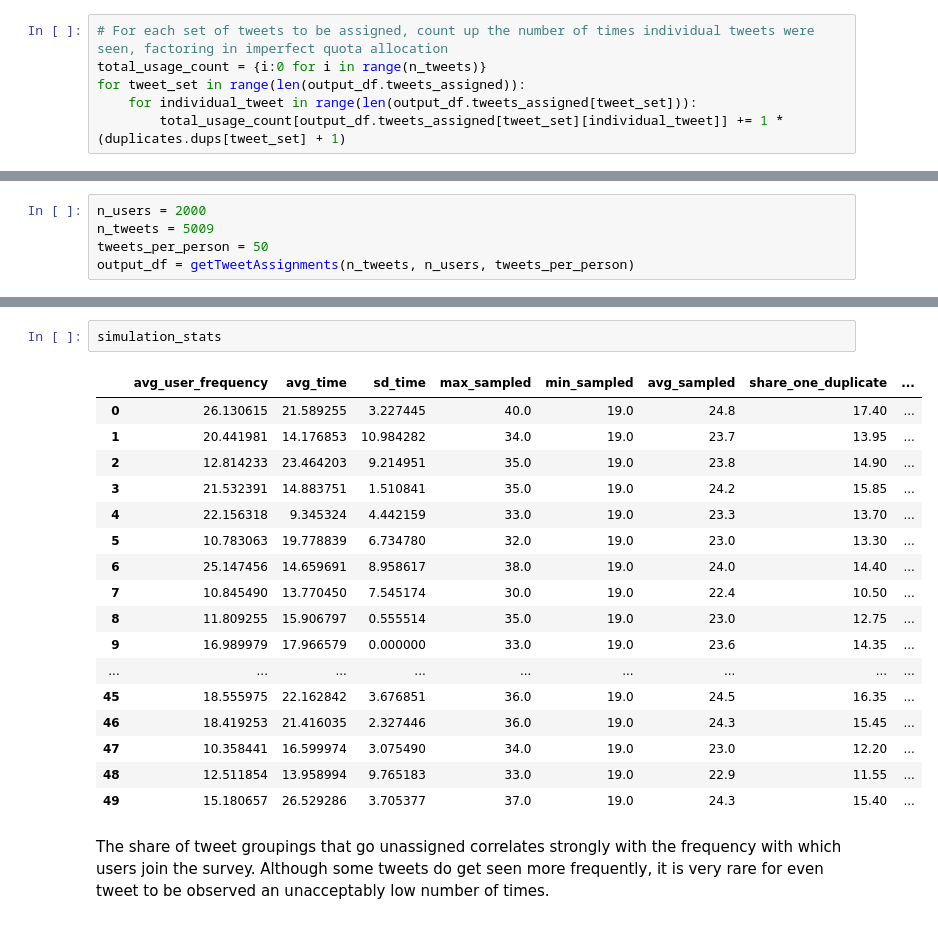
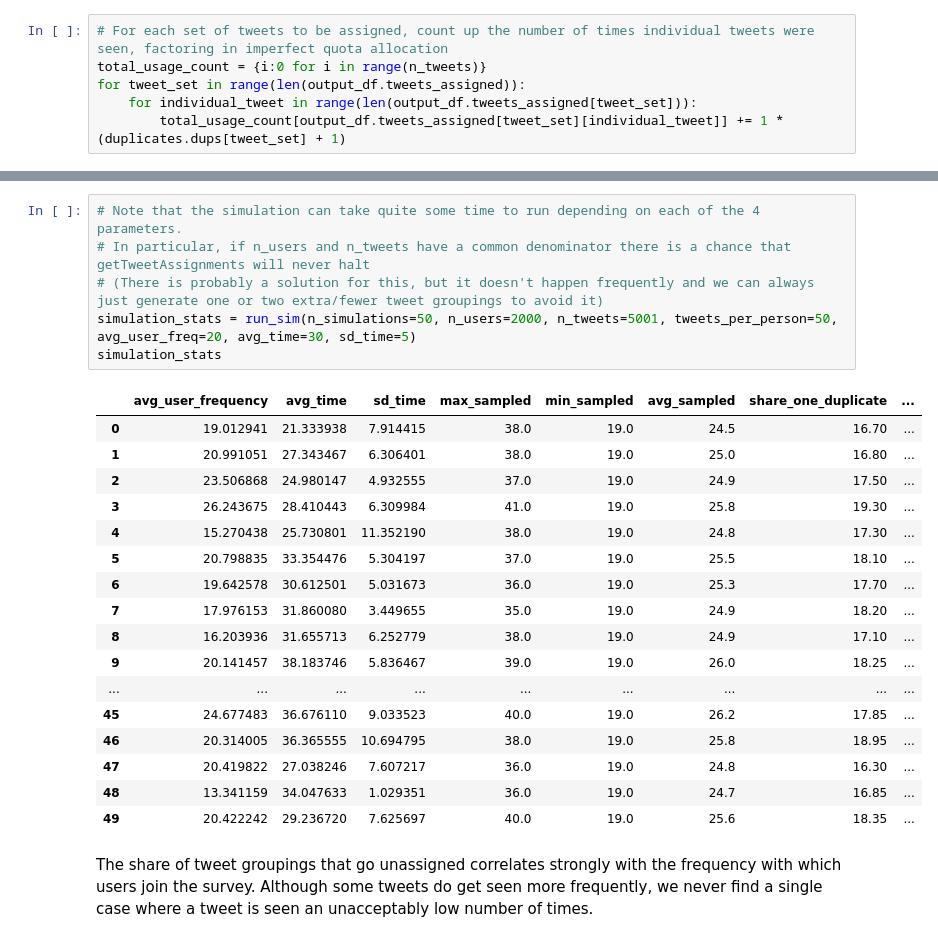
Before and after one commit to lfrym/covert-signalling, a Jupyter notebook: simulate_survey.ipynb, the cells around one changed output, grey strips where cells are left out. Drawn from its saved outputs; the diff is of its cells as text.

Commit message:
expanded simulation

```diff
--- a/simulate_survey.ipynb
+++ b/simulate_survey.ipynb
@@ -116,6 +116 @@ This seems encouraging! The final step is to run a Monte Carlo to see how we do
-# %%
-n_users = 2000
-n_tweets = 5009
-tweets_per_person = 50
-output_df = getTweetAssignments(n_tweets, n_users, tweets_per_person)
 # %%
@@ -162,26 +164,30 @@ for _ in range(n_simulations):
 # %%
+# Note that the simulation can take quite some time to run depending on each of the 4 parameters.
+# In particular, if n_users and n_tweets have a common denominator there is a chance that getTweetAssignments will never halt
+# (There is probably a solution for this, but it doesn't happen frequently and we can always just generate one or two extra/fewer tweet groupings to avoid it)
+simulation_stats = run_sim(n_simulations=50, n_users=2000, n_tweets=5001, tweets_per_person=50, avg_user_freq=20, avg_time=30, sd_time=5)
 simulation_stats
 # %% [output]
 |  | avg_user_frequency | avg_time | sd_time | max_sampled | min_sampled | avg_sampled | share_one_duplicate | ... |
-| 0 | 26.130615 | 21.589255 | 3.227445 | 40.0 | 19.0 | 24.8 | 17.40 | ... |
-| 1 | 20.441981 | 14.176853 | 10.984282 | 34.0 | 19.0 | 23.7 | 13.95 | ... |
-| 2 | 12.814233 | 23.464203 | 9.214951 | 35.0 | 19.0 | 23.8 | 14.90 | ... |
-| 3 | 21.532391 | 14.883751 | 1.510841 | 35.0 | 19.0 | 24.2 | 15.85 | ... |
-| 4 | 22.156318 | 9.345324 | 4.442159 | 33.0 | 19.0 | 23.3 | 13.70 | ... |
-| 5 | 10.783063 | 19.778839 | 6.734780 | 32.0 | 19.0 | 23.0 | 13.30 | ... |
-| 6 | 25.147456 | 14.659691 | 8.958617 | 38.0 | 19.0 | 24.0 | 14.40 | ... |
-| 7 | 10.845490 | 13.770450 | 7.545174 | 30.0 | 19.0 | 22.4 | 10.50 | ... |
-| 8 | 11.809255 | 15.906797 | 0.555514 | 35.0 | 19.0 | 23.0 | 12.75 | ... |
-| 9 | 16.989979 | 17.966579 | 0.000000 | 33.0 | 19.0 | 23.6 | 14.35 | ... |
+| 0 | 19.012941 | 21.333938 | 7.914415 | 38.0 | 19.0 | 24.5 | 16.70 | ... |
+| 1 | 20.991051 | 27.343467 | 6.306401 | 38.0 | 19.0 | 25.0 | 16.80 | ... |
+| 2 | 23.506868 | 24.980147 | 4.932555 | 37.0 | 19.0 | 24.9 | 17.50 | ... |
+| 3 | 26.243675 | 28.410443 | 6.309984 | 41.0 | 19.0 | 25.8 | 19.30 | ... |
+| 4 | 15.270438 | 25.730801 | 11.352190 | 38.0 | 19.0 | 24.8 | 17.30 | ... |
+| 5 | 20.798835 | 33.354476 | 5.304197 | 37.0 | 19.0 | 25.5 | 18.10 | ... |
+| 6 | 19.642578 | 30.612501 | 5.031673 | 36.0 | 19.0 | 25.3 | 17.70 | ... |
+| 7 | 17.976153 | 31.860080 | 3.449655 | 35.0 | 19.0 | 24.9 | 18.20 | ... |
+| 8 | 16.203936 | 31.655713 | 6.252779 | 38.0 | 19.0 | 24.9 | 17.10 | ... |
+| 9 | 20.141457 | 38.183746 | 5.836467 | 39.0 | 19.0 | 26.0 | 18.25 | ... |
 | ... | ... | ... | ... | ... | ... | ... | ... | ... |
-| 45 | 18.555975 | 22.162842 | 3.676851 | 36.0 | 19.0 | 24.5 | 16.35 | ... |
-| 46 | 18.419253 | 21.416035 | 2.327446 | 36.0 | 19.0 | 24.3 | 15.45 | ... |
-| 47 | 10.358441 | 16.599974 | 3.075490 | 34.0 | 19.0 | 23.0 | 12.20 | ... |
-| 48 | 12.511854 | 13.958994 | 9.765183 | 33.0 | 19.0 | 22.9 | 11.55 | ... |
-| 49 | 15.180657 | 26.529286 | 3.705377 | 37.0 | 19.0 | 24.3 | 15.40 | ... |
+| 45 | 24.677483 | 36.676110 | 9.033523 | 40.0 | 19.0 | 26.2 | 17.85 | ... |
+| 46 | 20.314005 | 36.365555 | 10.694795 | 38.0 | 19.0 | 25.8 | 18.95 | ... |
+| 47 | 20.419822 | 27.038246 | 7.607217 | 36.0 | 19.0 | 24.8 | 16.30 | ... |
+| 48 | 13.341159 | 34.047633 | 1.029351 | 36.0 | 19.0 | 24.7 | 16.85 | ... |
+| 49 | 20.422242 | 29.236720 | 7.625697 | 40.0 | 19.0 | 25.6 | 18.35 | ... |
 # %% [markdown]
 The share of tweet groupings that go unassigned correlates strongly with the frequency with which users join the survey.
-Although some tweets do get seen more frequently, it is very rare for even tweet to be observed an unacceptably low number of times.
+Although some tweets do get seen more frequently, we never find a single case where a tweet is seen an unacceptably low number of times.
 # %%
 print('Correlation between average users per minute and share of tweet groups unassigned:', round(simulation_stats.avg_user_frequency.corr(simulation_stats.share_unassigned),4))
 print()
```
Also changed, not shown: parts of 12 cells of this notebook.
